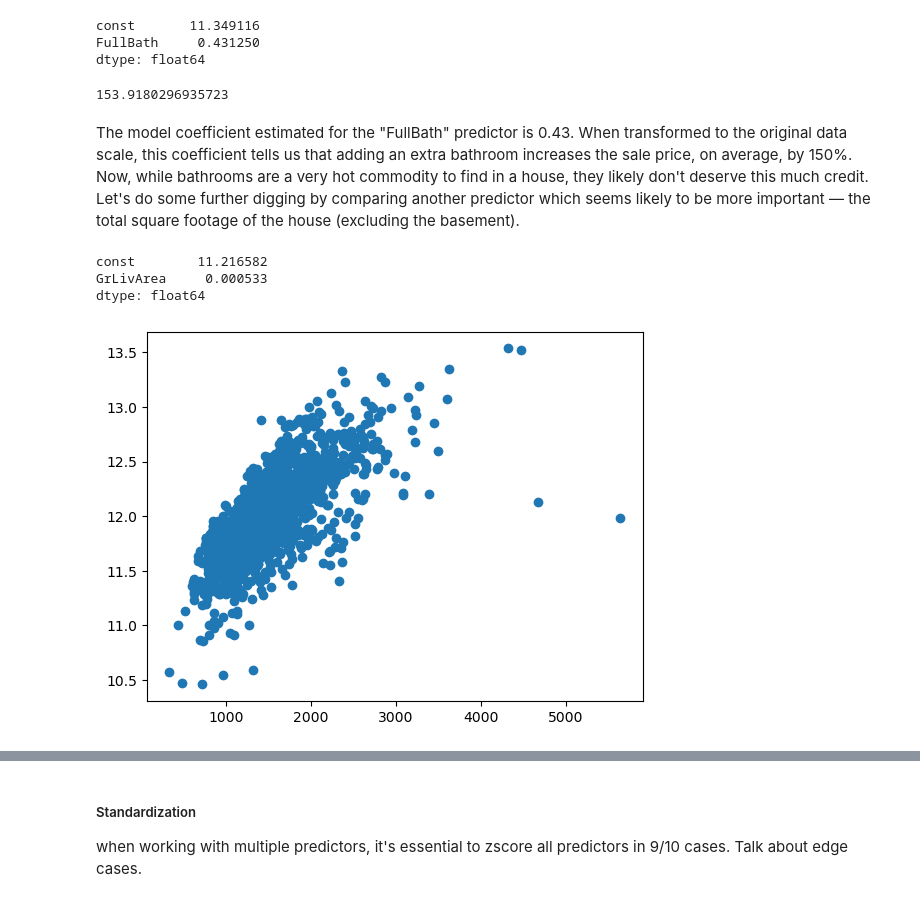
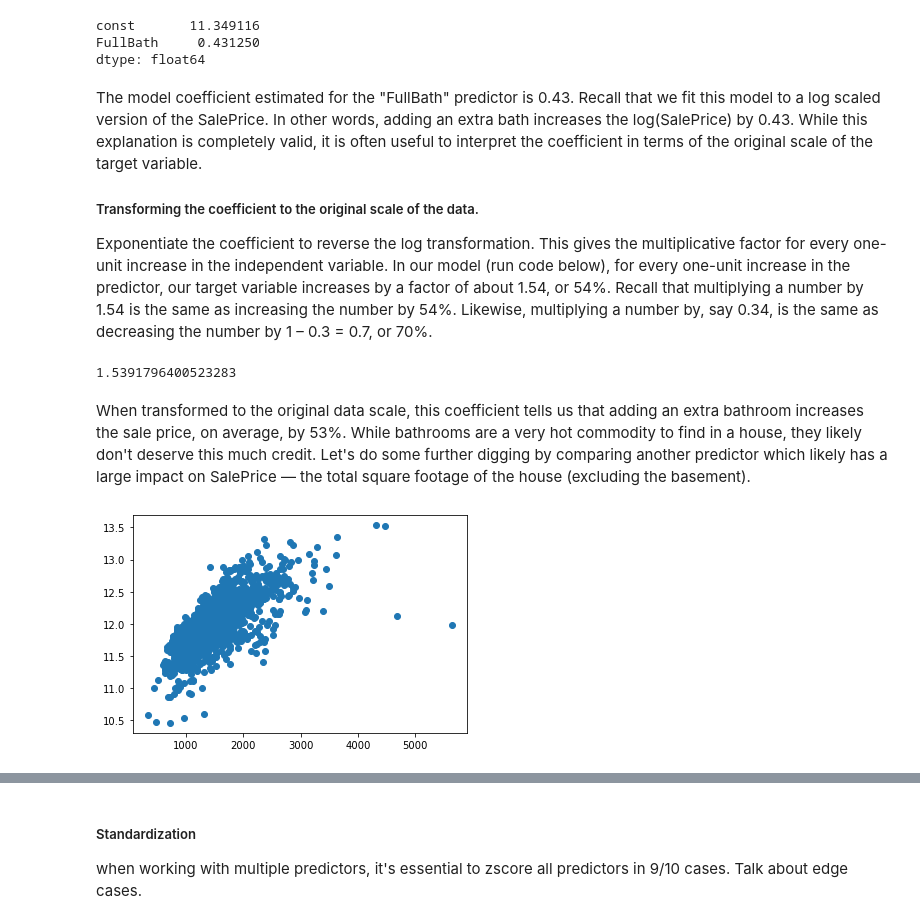
Before and after one commit to carpentries-incubator/high-dimensional-analysis-in-python, a Jupyter notebook: code/04-Regression-assumptions.ipynb, the cells around one changed output, grey strips where cells are left out. Drawn from its saved outputs; the diff is of its cells as text; code cells hidden in the pictures.

```diff
--- a/code/04-Regression-assumptions.ipynb
+++ b/code/04-Regression-assumptions.ipynb
@@ -89,29 +88,19 @@ print(results.params)
 const       11.349116
 FullBath     0.431250
 dtype: float64
-# %%
-100*np.exp(.431250)
-# %% [output]
-153.9180296935723
 # %% [markdown]
-The model coefficient estimated for the "FullBath" predictor is 0.43. When transformed to the original data scale, this coefficient tells us that adding an extra bathroom increases the sale price, on average, by 150%. Now, while bathrooms are a very hot commodity to find in a house, they likely don't deserve this much credit. Let's do some further digging by comparing another predictor which seems likely to be more important — the total square footage of the house (excluding the basement).
+The model coefficient estimated for the "FullBath" predictor is 0.43. Recall that we fit this model to a log scaled version of the SalePrice. In other words, adding an extra bath increases the log(SalePrice) by 0.43. While this explanation is completely valid, it is often useful to interpret the coefficient in terms of the original scale of the target variable.
+
+##### Transforming the coefficient to the original scale of the data.
+Exponentiate the coefficient to reverse the log transformation. This gives the multiplicative factor for every one-unit increase in the independent variable. In our model (run code below), for every one-unit increase in the predictor, our target variable increases by a factor of about 1.54, or 54%. Recall that multiplying a number by 1.54 is the same as increasing the number by 54%. Likewise, multiplying a number by, say 0.34, is the same as decreasing the number by 1 – 0.3 = 0.7, or 70%.
+# %%
+np.exp(results.params[1]) # First param is the estimated coef for the y-intercept / "const". The second param is the estimated coef for FullBath.
+# %% [output]
+1.5391796400523283
+# %% [markdown]
+When transformed to the original data scale, this coefficient tells us that adding an extra bathroom increases the sale price, on average, by 53%. While bathrooms are a very hot commodity to find in a house, they likely don't deserve this much credit. Let's do some further digging by comparing another predictor which likely has a large impact on SalePrice — the total square footage of the house (excluding the basement).
 # %%
-y=housing['target']
-# predictors = ['TotRmsAbvGrd']#'YrSold']#, 'GrLivArea', 'GarageCars', 'GarageArea', 'TotalBsmtSF', BsmtFinSF1, TotRmsAbvGrd]
-predictors = ['GrLivArea']
-X=housing['data'][predictors]
-X.head()
-
-plt.scatter(X['GrLivArea'],y_log)
-
-# Add a constant column to the predictor variables dataframe
-X = sm.add_constant(X)
-# Fit the multivariate regression model
-model = sm.OLS(y_log, X)
-results = model.fit()
-results.params
+X=housing['data']['GrLivArea']
+plt.scatter(X, y_log);
 # %% [output]
-const        11.216582
-GrLivArea     0.000533
-dtype: float64
-[figure, old version]
+[figure, new version]
```
Also changed, not shown: parts of 16 cells of this notebook.
